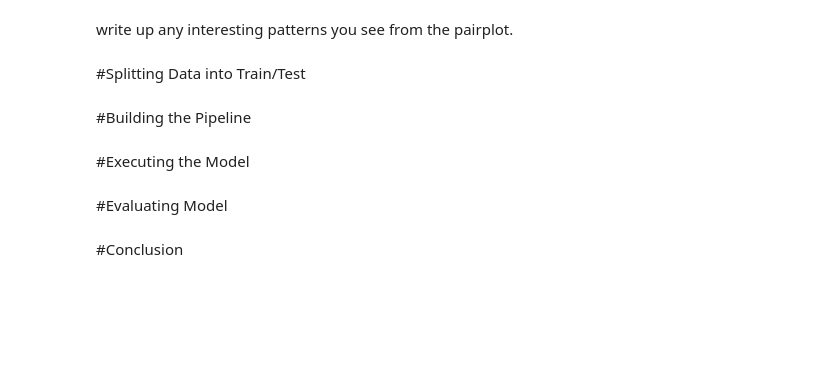
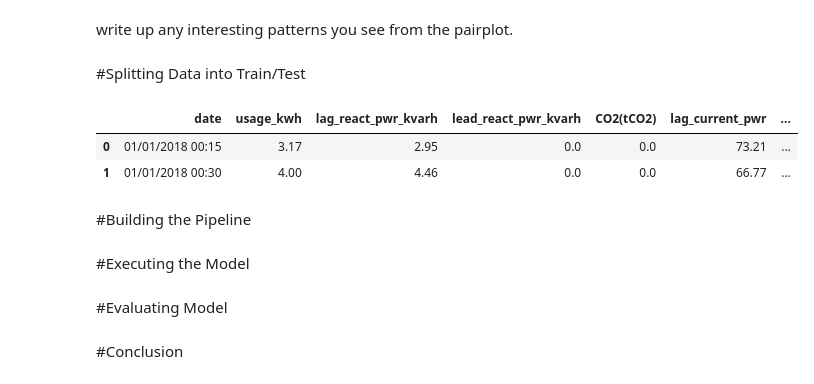
Before and after one commit to valenderval/MLA_JFV, a Jupyter notebook: MLA2_JFV.ipynb, the cells around one changed output. Cells and saved outputs as stored; diff of their text form; code cells hidden in the pictures; blank space fills up the shorter version.

```diff
--- a/MLA2_JFV.ipynb
+++ b/MLA2_JFV.ipynb
@@ -137,3 +138,9 @@ load_type_counts = df['load_type'].value_counts()
 write up any interesting patterns you see from the pairplot.
 # %% [markdown]
 #Splitting Data into Train/Test
+# %%
+df.head(2)
+# %% [output]
+|  | date | usage_kwh | lag_react_pwr_kvarh | lead_react_pwr_kvarh | CO2(tCO2) | lag_current_pwr | ... |
+| 0 | 01/01/2018 00:15 | 3.17 | 2.95 | 0.0 | 0.0 | 73.21 | ... |
+| 1 | 01/01/2018 00:30 | 4.00 | 4.46 | 0.0 | 0.0 | 66.77 | ... |
```
Also changed, not shown: parts of 8 cells of this notebook.
